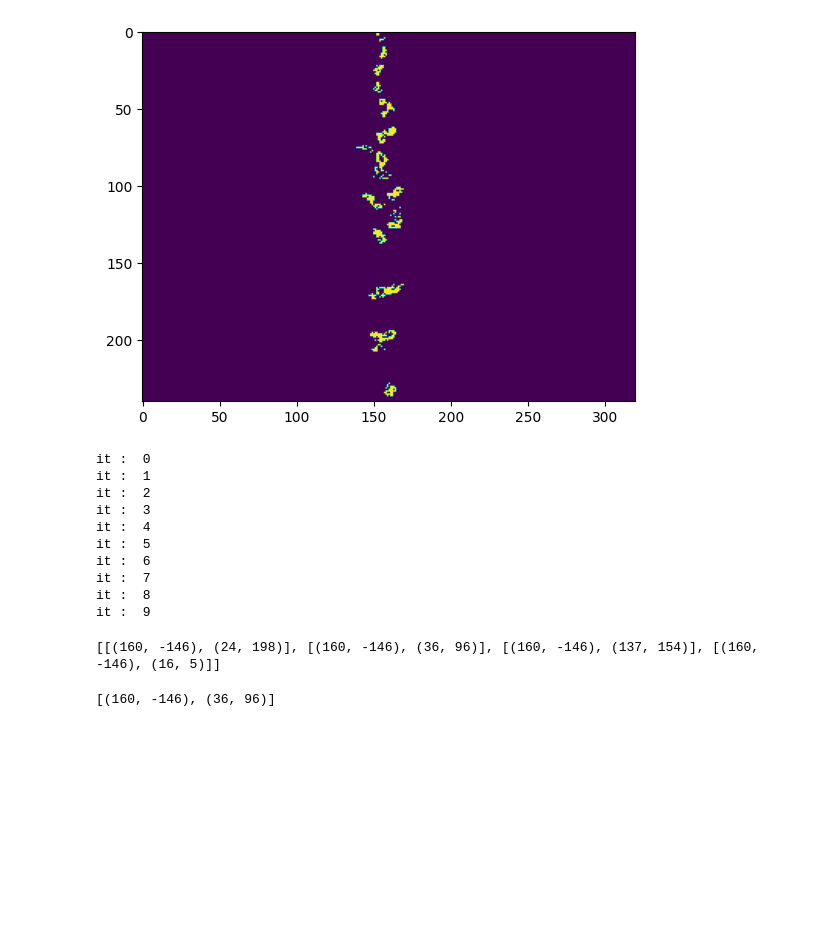
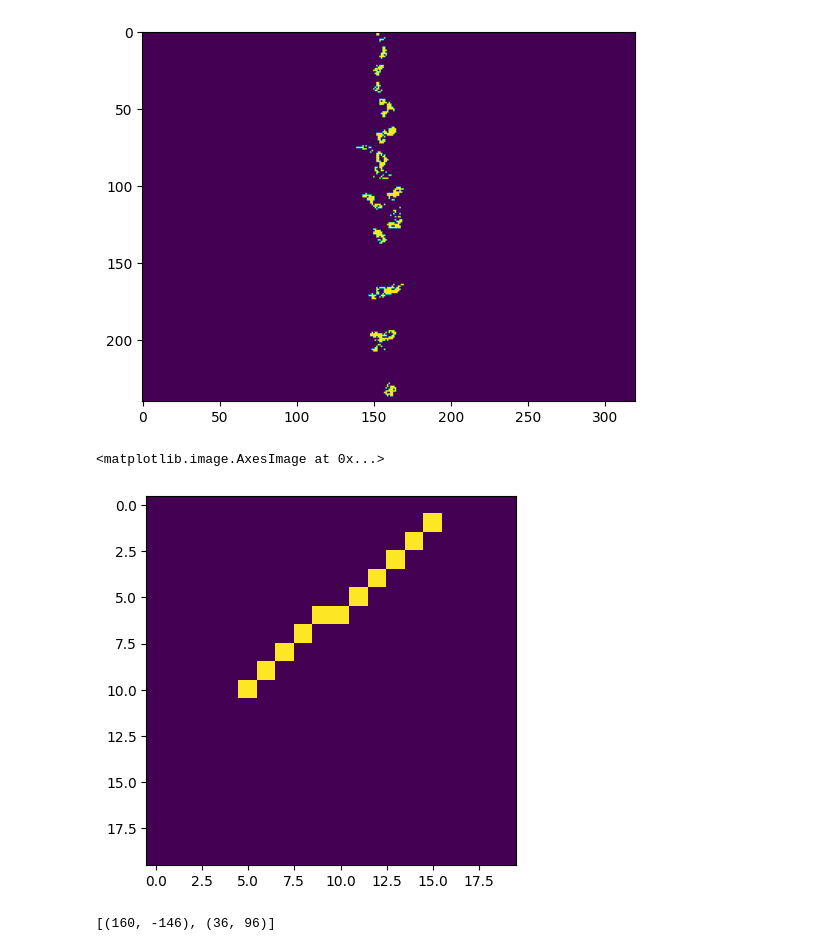
Before and after one commit to rmerat/Caterra-1, a Jupyter notebook: new_test.ipynb, the cells around one changed output. Cells and saved outputs as stored; diff of their text form; code cells hidden in the pictures; blank space fills up the shorter version.

```diff
--- a/new_test.ipynb
+++ b/new_test.ipynb
@@ -742,6 +742,13 @@ def get_slopes_from_points(data):
 
     return slopes #return the slope : +1 in verticale, + slope in horizontal
 
+def calculate_err(pt1_line, pt2_line, pt_out):
+    """
+    calculate the distance between the pt_out and the line definites by pt1 and pt2
+    idea : draw line defined by point then count distance to line on same row?
+    """
+    return 0
+
 def pattern_ransac(arr_mask, vp_point, max_iterations=10, threshold=10):
     best_model = None
     best_nb_inliers = 0
@@ -753,7 +760,7 @@ def pattern_ransac(arr_mask, vp_point, max_iterations=10, threshold=10):
     for it in range(max_iterations):
         list_cr_lines = []
 
-        print('it : ', it)
+        #print('it : ', it)
         nb_inliers = 0
 
         rand_vp = [vp_point[0] + np.random.randint(-10,10), vp_point[1] + np.random.randint(-10, 10)]
@@ -772,6 +779,7 @@ def pattern_ransac(arr_mask, vp_point, max_iterations=10, threshold=10):
             list_cr_lines.append([pt1, pt2])
 
 
+
         for i in range(nb_cr):
             row = cv2.bitwise_and(best_mask_edge, arr_mask[i])
             x,y = np.where(row>0)
@@ -780,6 +788,7 @@ def pattern_ransac(arr_mask, vp_point, max_iterations=10, threshold=10):
                 #print('err :', err)
                 if err<threshold:
                     nb_inliers = nb_inliers + 1
+
 
 
         model = list_cr_lines
@@ -792,21 +801,17 @@ def pattern_ransac(arr_mask, vp_point, max_iterations=10, threshold=10):
     return best_model
 
 best_model = pattern_ransac(arr_mask, vp_point)
-# %% [output]
-it :  0
-it :  1
-it :  2
-it :  3
-it :  4
-it :  5
-it :  6
-it :  7
-it :  8
-it :  9
-# %%
-print(best_model)
-# %% [output]
-[[(160, -146), (24, 198)], [(160, -146), (36, 96)], [(160, -146), (137, 154)], [(160, -146), (16, 5)]]
+# %%
+test = np.zeros((20,20))
+p1 = [5,1]
+p1_bis = [15,1]
+p2_bis = [5,10]
+p2 = [15,10]
+cv2.line(test, p2_bis, p1_bis, (255,0,0), 1)
+plt.imshow(test)
+# %% [output]
+<matplotlib.image.AxesImage at 0x...>
+[figure, added]
 # %%
 best_model[1]
 # %% [output]
```
